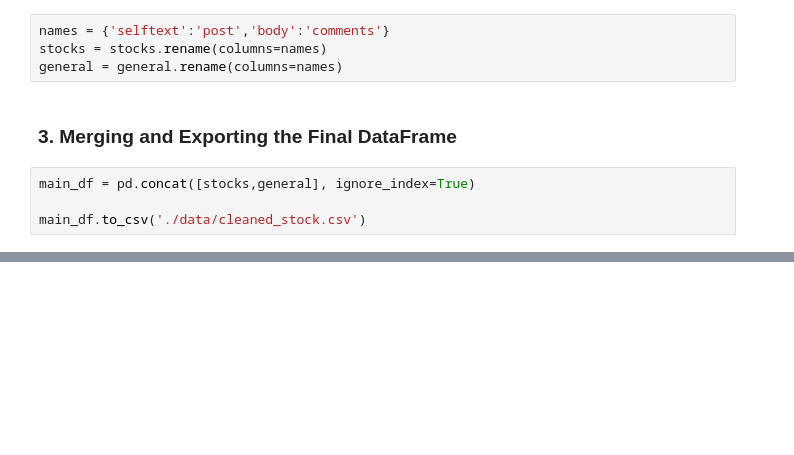
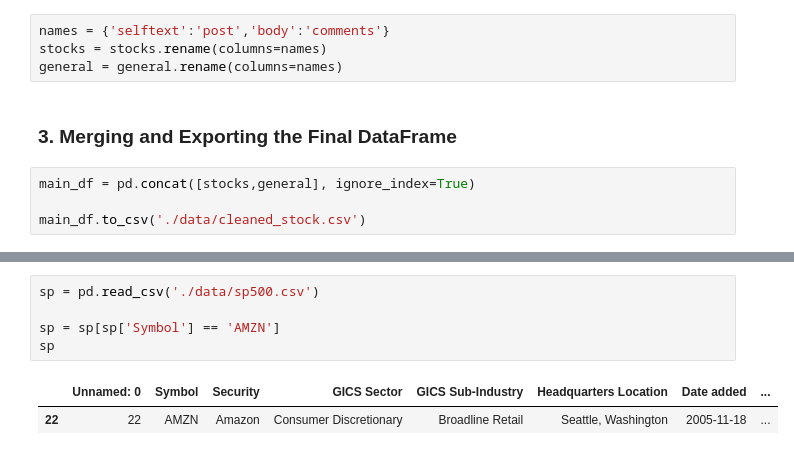
Before and after one commit to maseehfaizan/Hybrid_Pricer, a Jupyter notebook: data_cleaner.ipynb, the cells around one changed output, grey strips where cells are left out. Saved outputs shown, nothing was run; the diff lists cells and outputs as text; blank space fills up the shorter version.

```diff
--- a/data_cleaner.ipynb
+++ b/data_cleaner.ipynb
@@ -70,0 +903,8 @@ main_df.to_csv('./data/cleaned_stock.csv')
+# %%
+sp = pd.read_csv('./data/sp500.csv')
+
+sp = sp[sp['Symbol'] == 'AMZN']
+sp
+# %% [output]
+|  | Unnamed: 0 | Symbol | Security | GICS Sector | GICS Sub-Industry | Headquarters Location | Date added | ... |
+| 22 | 22 | AMZN | Amazon | Consumer Discretionary | Broadline Retail | Seattle, Washington | 2005-11-18 | ... |
```
Also changed, not shown: parts of 8 cells of this notebook, 18 other files.
